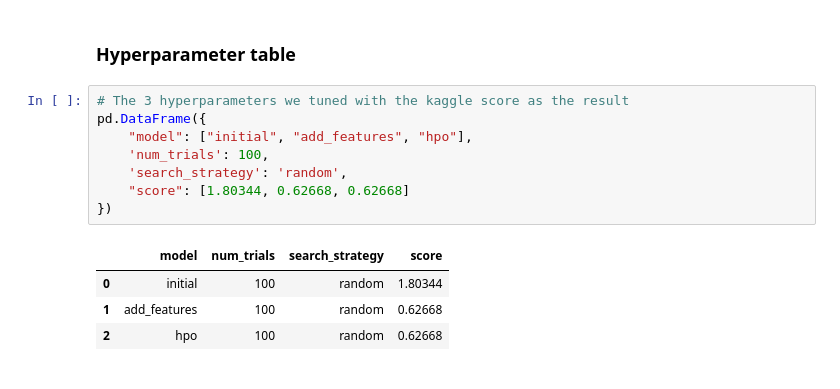
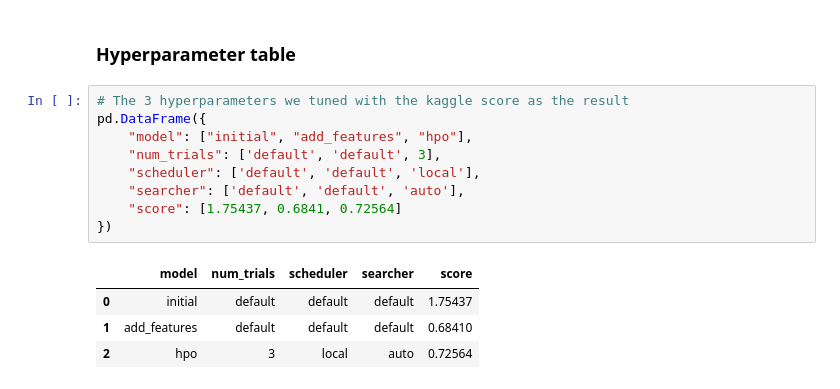
Before and after one commit to Jonikulov/udacity-aws-ai-ml, a Jupyter notebook: 1-intro-ml/project/project_notebook.ipynb, the cells around one changed output. Saved outputs shown, nothing was run; the diff lists cells and outputs as text.

```diff
--- a/1-intro-ml/project/project_notebook.ipynb
+++ b/1-intro-ml/project/project_notebook.ipynb
@@ -561,13 +750,14 @@ fig.savefig('model_test_score.png')
 # %%
 # The 3 hyperparameters we tuned with the kaggle score as the result
 pd.DataFrame({
     "model": ["initial", "add_features", "hpo"],
-    'num_trials': 100,
-    'search_strategy': 'random',
-    "score": [1.80344, 0.62668, 0.62668]
+    "num_trials": ['default', 'default', 3],
+    "scheduler": ['default', 'default', 'local'],
+    "searcher": ['default', 'default', 'auto'],
+    "score": [1.75437, 0.6841, 0.72564]
 })
 # %% [output]
-|  | model | num_trials | search_strategy | score |
-| 0 | initial | 100 | random | 1.80344 |
-| 1 | add_features | 100 | random | 0.62668 |
-| 2 | hpo | 100 | random | 0.62668 |
+|  | model | num_trials | scheduler | searcher | score |
+| 0 | initial | default | default | default | 1.75437 |
+| 1 | add_features | default | default | default | 0.68410 |
+| 2 | hpo | 3 | local | auto | 0.72564 |
```
Also changed, not shown: parts of 57 cells of this notebook, 10 other files.
